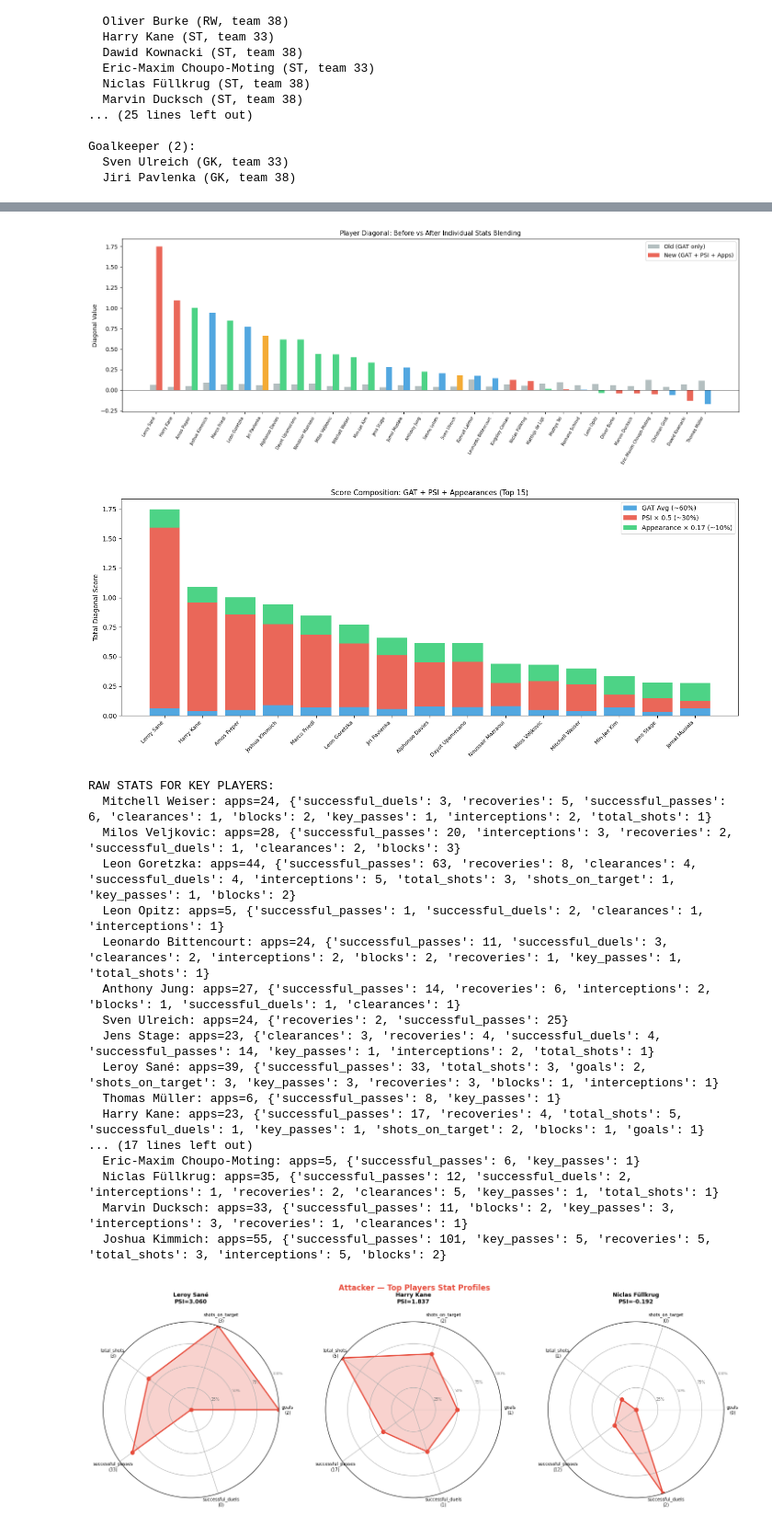
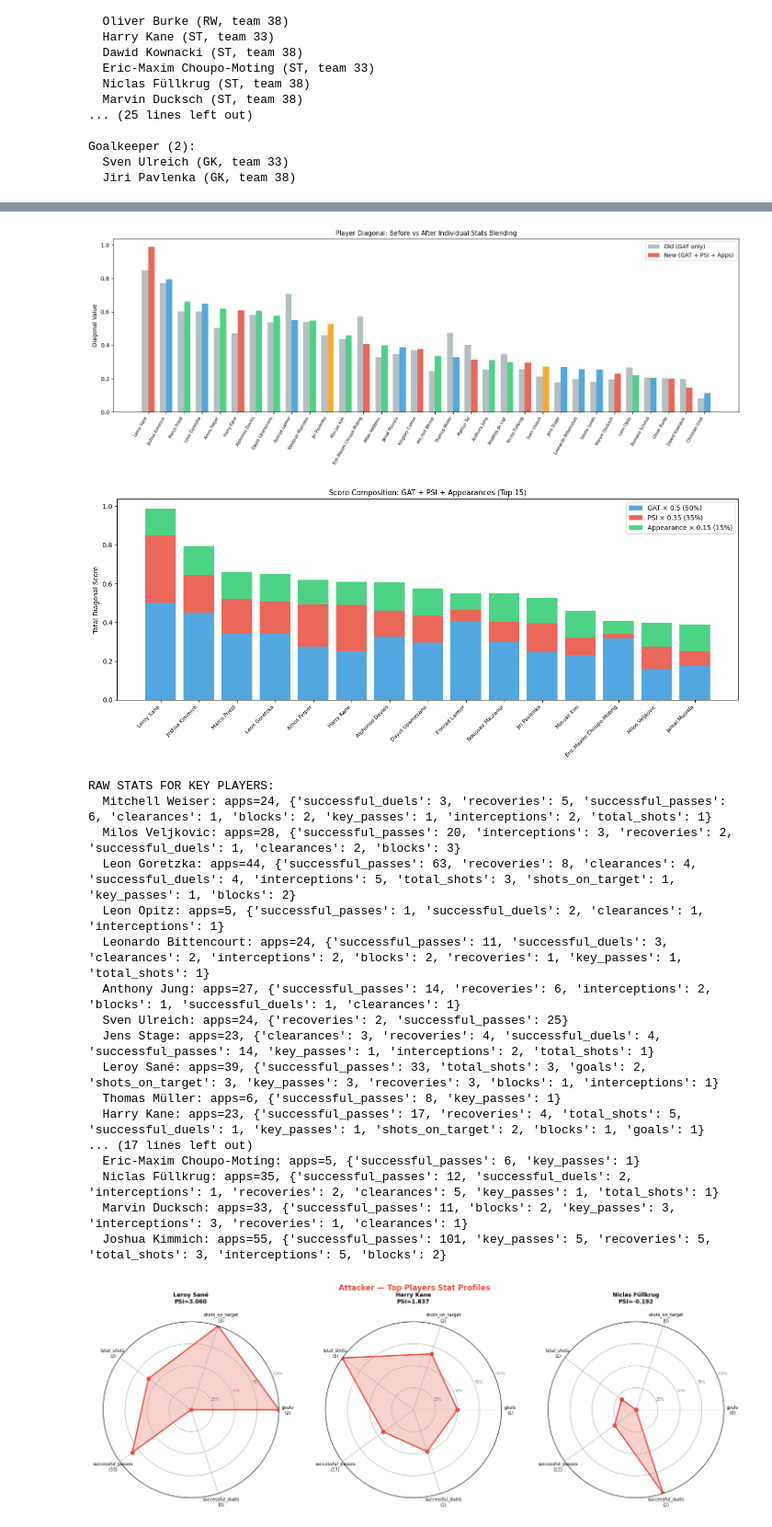
Before and after one commit to ymaheshwari2007/SoccerImpectHackathon, a Jupyter notebook: notebooks/GAT.ipynb, the cells around one changed output, grey strips where cells are left out. Shown at 92% size. Saved outputs shown, nothing was run; the diff lists cells and outputs as text; code cells hidden in the pictures.

```diff
--- a/notebooks/GAT.ipynb
+++ b/notebooks/GAT.ipynb
@@ -1157,9 +1157,9 @@ Goalkeeper (2):
 
 from collections import Counter
 
-# Config — these control the relative importance
-BETA  = 0.50   # ~30% relative weight for individual stats (PSI)
-GAMMA = 0.17   # ~10% relative weight for appearances
+# Config — old additive weights (kept for reference in comparison table)
+BETA  = 0.50   # used in comparison table display
+GAMMA = 0.17   # used in comparison table display
 
 # Position-specific stat weights — what matters for each role
 ATTACKER_WEIGHTS = {
@@ -1270,14 +1270,32 @@ if max_app == 0:
 app_bonus = {pid: v / max_app for pid, v in raw_app.items()}
 
 # ── Step 4: Blend into the diagonal ──
+# Weights that guarantee the target composition (must sum to 1.0)
+W_GAT = 0.50   # 50% from GAT progression/synergy score
+W_PSI = 0.35   # 35% from individual stats (PSI)
+W_APP = 0.15   # 15% from appearance bonus
+
 old_diag = np.diag(interaction_matrix).copy()
+
+# Min-max normalize GAT diagonal to [0, 1]
+gat_min, gat_max = old_diag.min(), old_diag.max()
+norm_gat_arr = (old_diag - gat_min) / (gat_max - gat_min) if gat_max > gat_min else np.zeros_like(old_diag)
+
+# Min-max normalize PSI to [0, 1] (preserves relative differences, negatives map near 0)
+psi_vals_arr = np.array([psi.get(pid, 0.0) for pid in all_pids])
+psi_min, psi_max = psi_vals_arr.min(), psi_vals_arr.max()
+norm_psi_arr = (psi_vals_arr - psi_min) / (psi_max - psi_min) if psi_max > psi_min else np.zeros_like(psi_vals_arr)
+norm_psi = {pid: norm_psi_arr[idx] for idx, pid in enumerate(all_pids)}
+
+# app_bonus is already [0, 1] — no normalization needed
 
 for pid in all_pids:
     if pid not in pid_to_idx:
         continue
     i = pid_to_idx[pid]
-    gat_avg = old_diag[i]
-    interaction_matrix[i, i] = gat_avg + BETA * psi.get(pid, 0.0) + GAMMA * app_bonus.get(pid, 0.0)
+    interaction_matrix[i, i] = (W_GAT * norm_gat_arr[i]
+                                + W_PSI * norm_psi.get(pid, 0.0)
+                                + W_APP * app_bonus.get(pid, 0.0))
 
 # Rebuild the DataFrame with updated matrix
 interaction_df = pd.DataFrame(interaction_matrix, index=player_names, columns=player_names)
@@ -1295,10 +1313,10 @@ for pid in all_pids:
     old_val = old_diag[i]
     new_val = interaction_matrix[i, i]
     delta = new_val - old_val
-    comparison_rows.append((name, grp, old_val, psi.get(pid, 0.0), app_bonus.get(pid, 0.0), new_val, delta))
+    comparison_rows.append((name, grp, old_val, psi.get(pid, 0.0), app_bonus.get(pid, 0.0), new_val, delta, norm_gat_arr[i], norm_psi.get(pid, 0.0)))
 
 comparison_rows.sort(key=lambda r: r[6], reverse=True)
-for name, grp, old_val, psi_val, app_val, new_val, delta in comparison_rows:
+for name, grp, old_val, psi_val, app_val, new_val, delta, *_ in comparison_rows:
     print(f"{name:<30} {grp:<12} {old_val:>10.4f} {psi_val:>8.4f} {app_val:>10.4f} {new_val:>10.4f} {delta:>+8.4f}")
 
 # ── VISUALISATION 1: PSI by Position Group (horizontal bar chart) ──
@@ -1354,15 +1372,15 @@ top15 = sorted(comparison_rows, key=lambda r: r[5], reverse=True)[:15]
 fig, ax = plt.subplots(figsize=(14, 6))
 
 names_t = [r[0] for r in top15]
-gat_vals = [r[2] for r in top15]
-psi_vals = [BETA * r[3] for r in top15]
-app_vals = [GAMMA * r[4] for r in top15]
+gat_vals = [W_GAT * r[7] for r in top15]
+psi_vals = [W_PSI * r[8] for r in top15]
+app_vals = [W_APP * r[4] for r in top15]
 
 x = np.arange(len(names_t))
-ax.bar(x, gat_vals, label="GAT Avg (~60%)", color="#3498db", alpha=0.85)
-ax.bar(x, psi_vals, bottom=gat_vals, label=f"PSI × {BETA} (~30%)", color="#e74c3c", alpha=0.85)
+ax.bar(x, gat_vals, label=f"GAT × {W_GAT} (50%)", color="#3498db", alpha=0.85)
+ax.bar(x, psi_vals, bottom=gat_vals, label=f"PSI × {W_PSI} (35%)", color="#e74c3c", alpha=0.85)
 ax.bar(x, app_vals, bottom=[g + p for g, p in zip(gat_vals, psi_vals)],
-       label=f"Appearance × {GAMMA} (~10%)", color="#2ecc71", alpha=0.85)
+       label=f"Appearance × {W_APP} (15%)", color="#2ecc71", alpha=0.85)
 
 ax.set_ylabel("Total Diagonal Score")
 ax.set_title("Score Composition: GAT + PSI + Appearances (Top 15)", fontsize=11)
@@ -1403,6 +1421,6 @@ Thomas Müller                  Midfielder       0.1137  -0.7364     0.4834    -
 [figure]
-[figure, old version]
+[figure, new version]
-[figure, old version]
+[figure, new version]
 RAW STATS FOR KEY PLAYERS:
   Mitchell Weiser: apps=24, {'successful_duels': 3, 'recoveries': 5, 'successful_passes': 6, 'clearances': 1, 'blocks': 2, 'key_passes': 1, 'interceptions': 2, 'total_shots': 1}
   Milos Veljkovic: apps=28, {'successful_passes': 20, 'interceptions': 3, 'recoveries': 2, 'successful_duels': 1, 'clearances': 2, 'blocks': 3}
```
Also changed, not shown: parts of 3 cells of this notebook, 6 other files.
